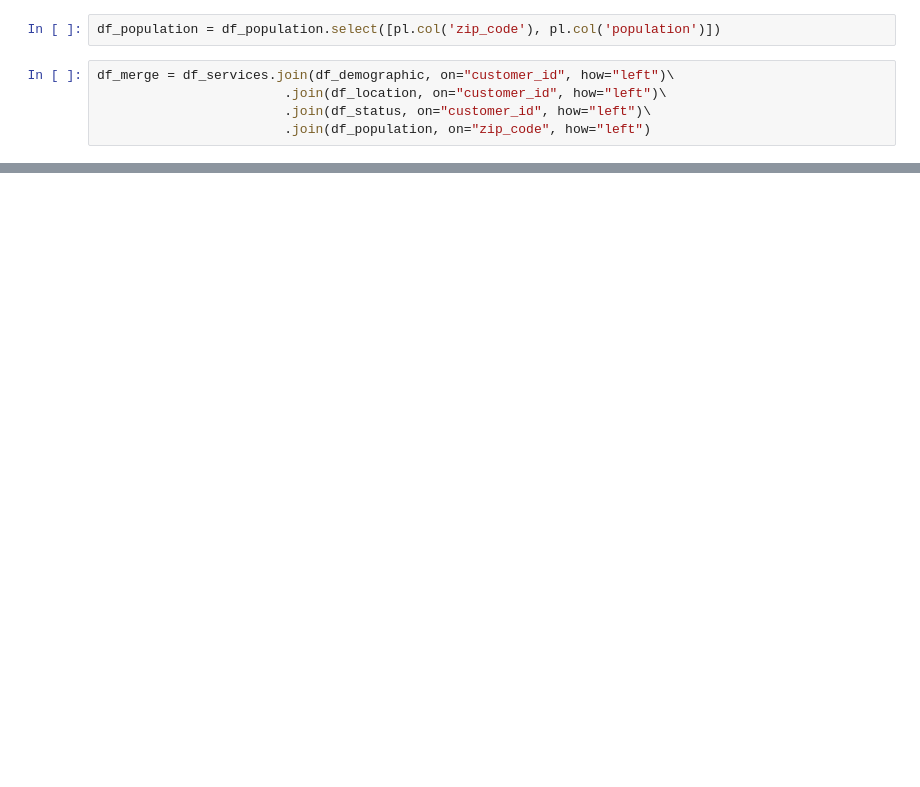
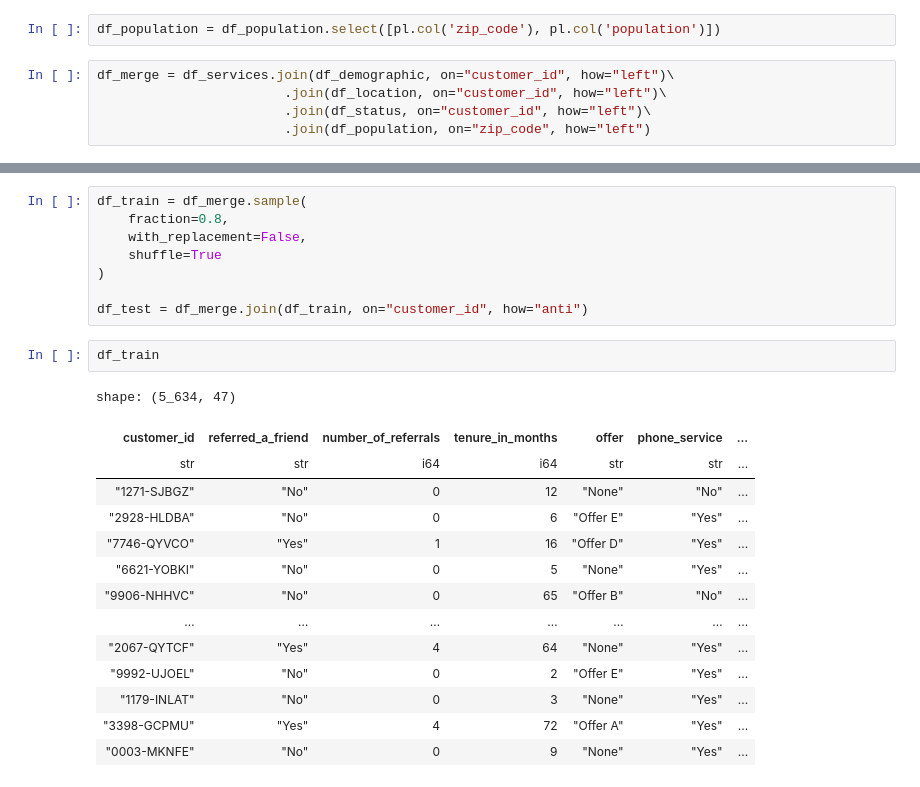
Before and after one commit to dalmeida64/NOVAIMS_EDSB25_30, a Jupyter notebook: src/01_AnaliseFilesAndMerge/0106_merge_files.ipynb, the cells around one changed output, grey strips where cells are left out. Cells and saved outputs as stored; diff of their text form; blank space fills up the shorter version.

```diff
--- a/src/data_cleaning/merge_files.ipynb
+++ b/src/01_AnaliseFilesAndMerge/0106_merge_files.ipynb
@@ -177,3 +181,28 @@ shape: (7_043, 50)
 | "2234-XADUH" | "Yes" | 4 | 72 | "None" | "Yes" | ... |
 | "4801-JZAZL" | "Yes" | 1 | 11 | "None" | "No" | ... |
 | "3186-AJIEK" | "No" | 0 | 66 | "None" | "Yes" | ... |
+# %%
+df_train = df_merge.sample(
+    fraction=0.8,
+    with_replacement=False,
+    shuffle=True
+)
+
+df_test = df_merge.join(df_train, on="customer_id", how="anti")
+# %%
+df_train
+# %% [output]
+shape: (5_634, 47)
+| customer_id | referred_a_friend | number_of_referrals | tenure_in_months | offer | phone_service | ... |
+| str | str | i64 | i64 | str | str | ... |
+| "1271-SJBGZ" | "No" | 0 | 12 | "None" | "No" | ... |
+| "2928-HLDBA" | "No" | 0 | 6 | "Offer E" | "Yes" | ... |
+| "7746-QYVCO" | "Yes" | 1 | 16 | "Offer D" | "Yes" | ... |
+| "6621-YOBKI" | "No" | 0 | 5 | "None" | "Yes" | ... |
+| "9906-NHHVC" | "No" | 0 | 65 | "Offer B" | "No" | ... |
+| … | … | … | … | … | … | ... |
+| "2067-QYTCF" | "Yes" | 4 | 64 | "None" | "Yes" | ... |
+| "9992-UJOEL" | "No" | 0 | 2 | "Offer E" | "Yes" | ... |
+| "1179-INLAT" | "No" | 0 | 3 | "None" | "Yes" | ... |
+| "3398-GCPMU" | "Yes" | 4 | 72 | "Offer A" | "Yes" | ... |
+| "0003-MKNFE" | "No" | 0 | 9 | "None" | "Yes" | ... |
```
Also changed, not shown: parts of 10 cells of this notebook, 19 other files.
